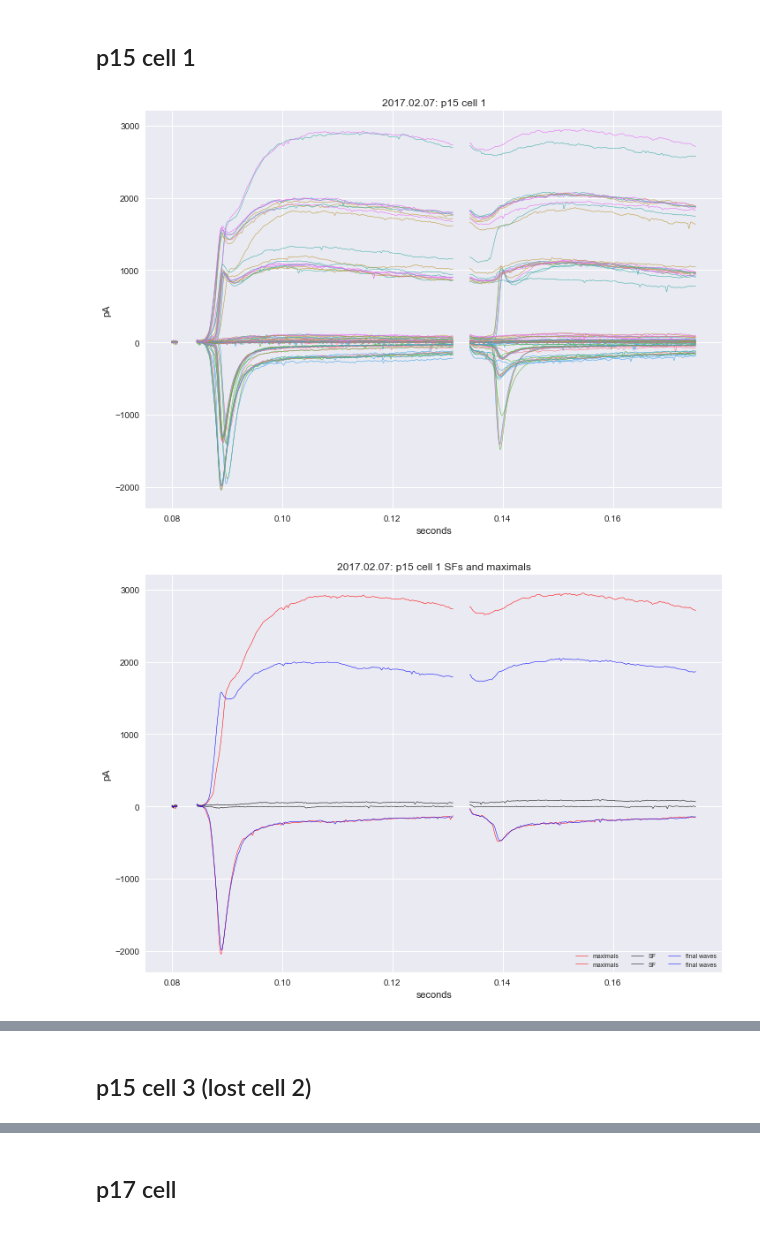
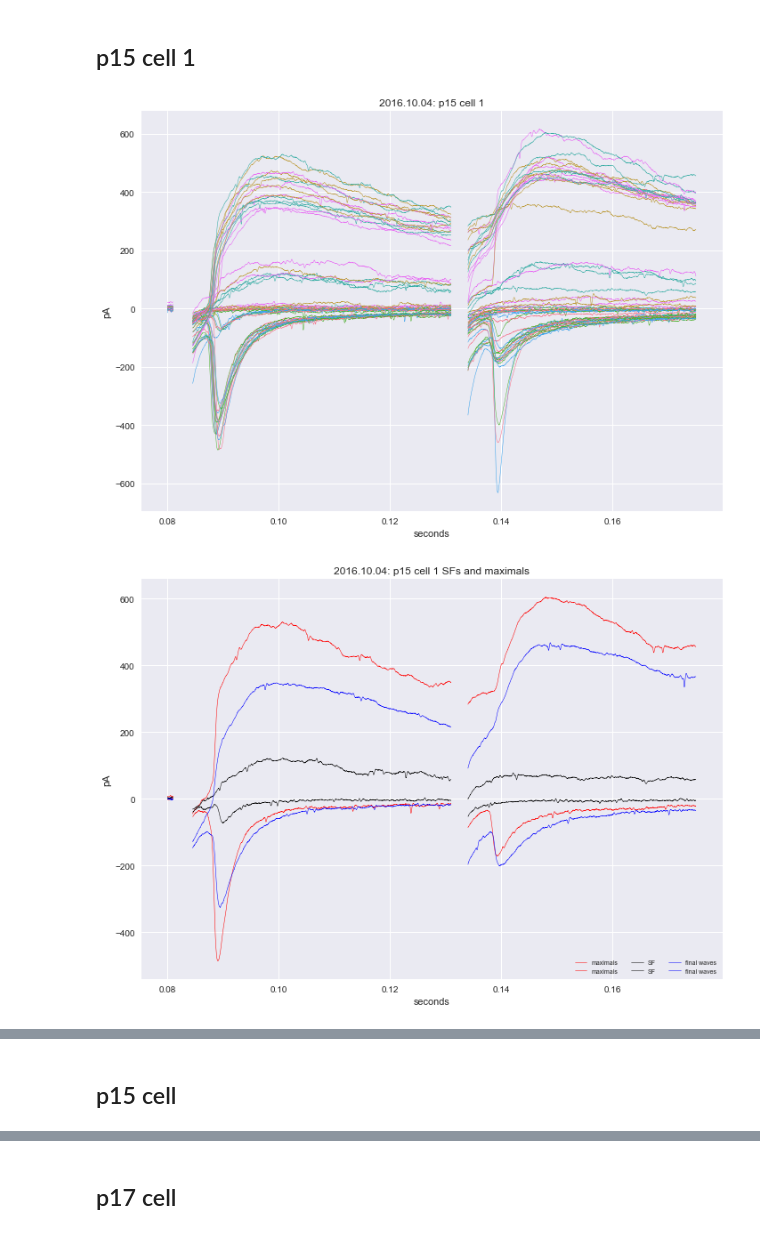
Before and after one commit to yuwie10/ephysAnalysis, a Jupyter notebook: plot_cells_template.ipynb, the cells around one changed output, grey strips where cells are left out. Drawn from its saved outputs; the diff is of its cells as text; code cells hidden in the pictures.

```diff
--- a/plot_cells_template.ipynb
+++ b/plot_cells_template.ipynb
@@ -62,15 +81,15 @@ def plot_full_experiment(file, excel, date, age, cell_num, smooth = False):
 ## p15 cell 1
 # %%
 #files
-file = '/Volumes/lab_data_2/2017.02.07.csv'
-excel = '/Volumes/lab_data_2/2017.02.07_Cell1.xlsx'
+file = '/Volumes/lab_data_2/2016.10.04.csv'
+excel = '/Volumes/lab_data_2/2016.10.04_Cell1.xlsx'
 
 #cell information
-date = '2017.02.07'
+date = '2016.10.04'
 age = 'p15'
 cell_num = 1
 
 plot_full_experiment(file, excel, date, age, cell_num)
 # %% [output]
-[figure, old version]
+[figure, new version]
-[figure, old version]
+[figure, new version]
@@ -80,4 +99,4 @@ plot_full_experiment(file, excel, date, age, cell_num)
 # %% [markdown]
-## p15 cell 3 (lost cell 2)
+## p15 cell
 # %%
 #files
```
Also changed, not shown: parts of 9 cells of this notebook, 4 other files.
